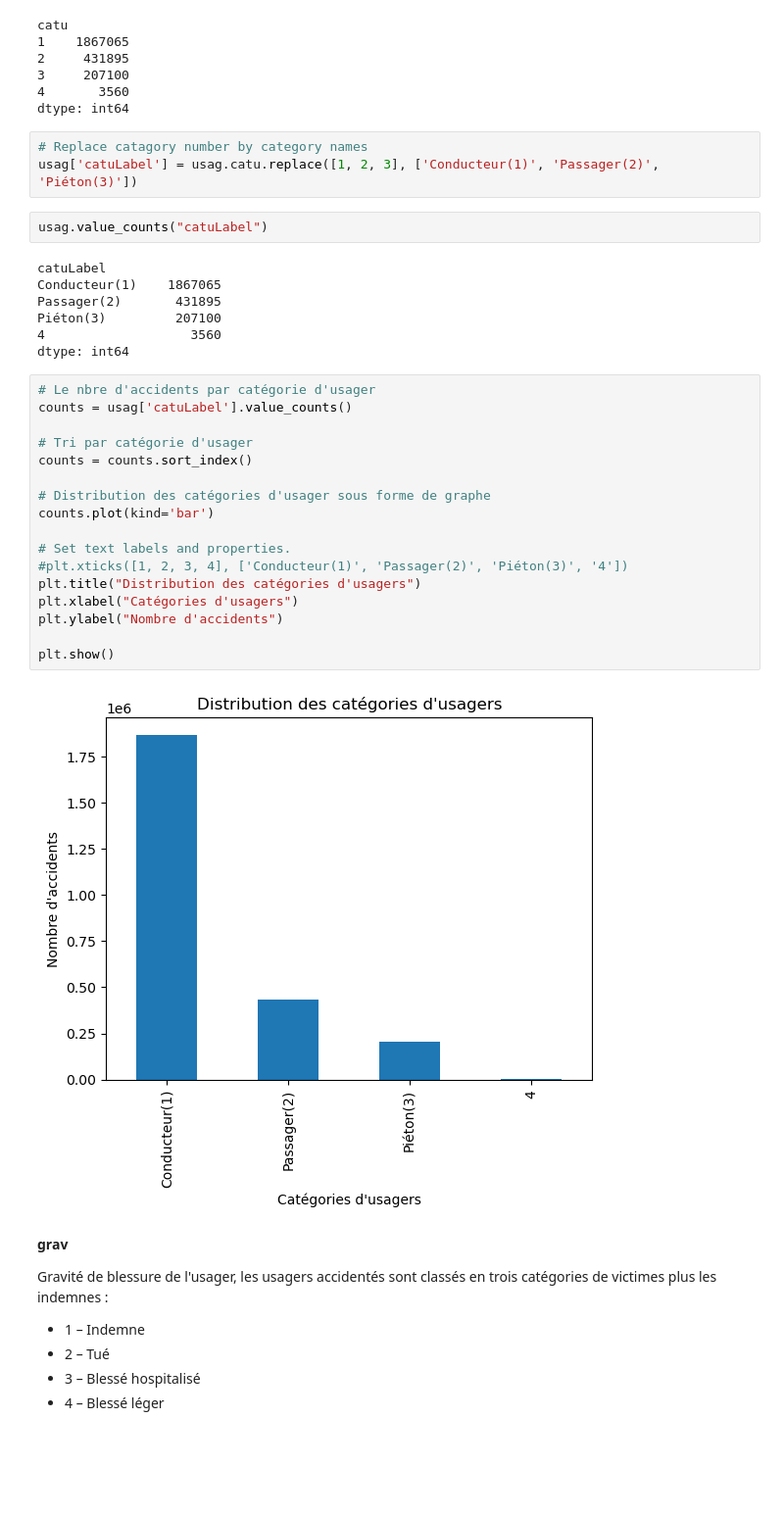
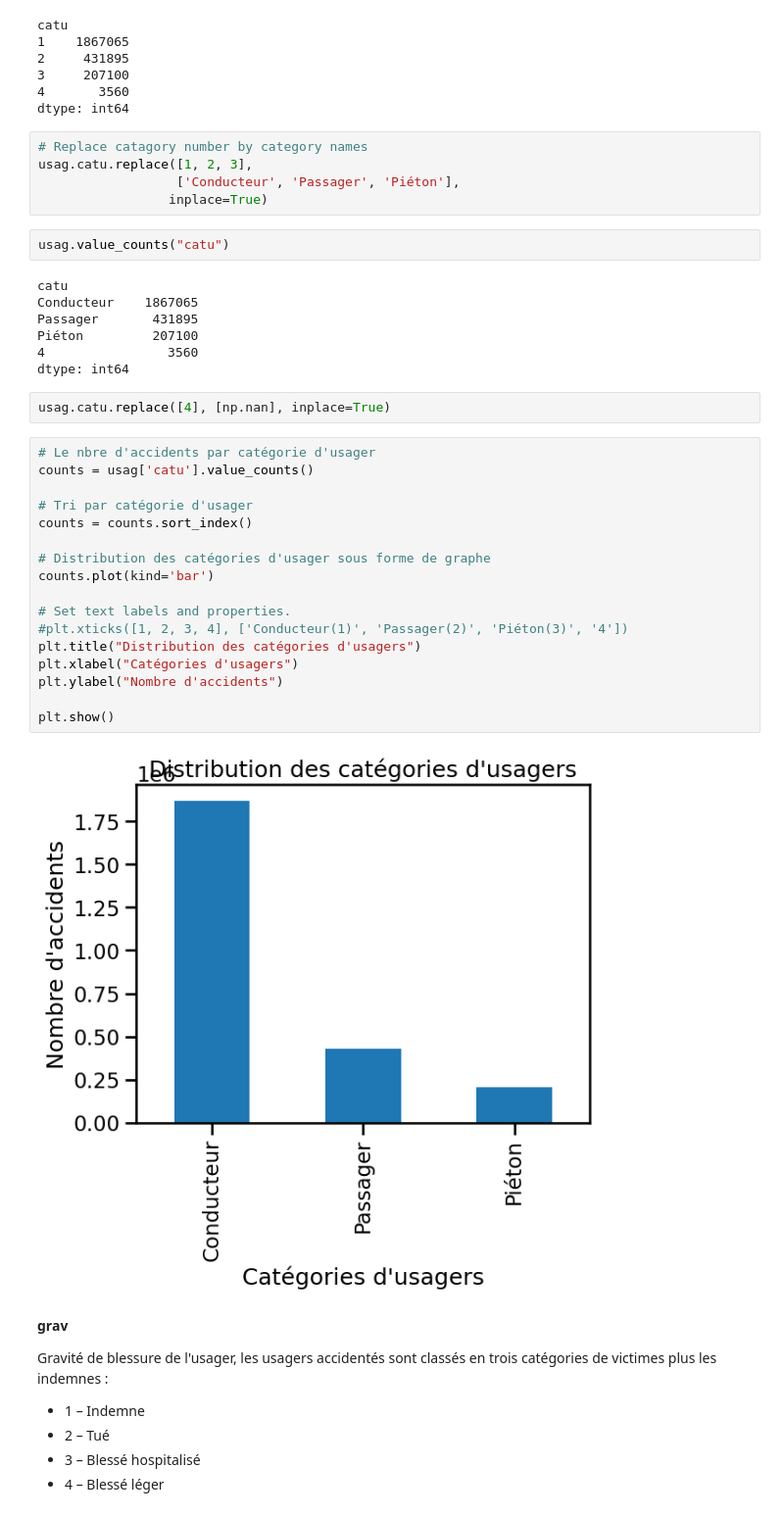
Before and after one commit to DataScientest-Studio/MAR23_CDS_Accidents_Routier-, a Jupyter notebook: notebooks/COPIE - USAGERS - Exploration_données.ipynb, the cells around one changed output. Shown at 98% size. Saved outputs shown, nothing was run; the diff lists cells and outputs as text; blank space fills up the shorter version.

```diff
--- a/notebooks/COPIE - USAGERS - Exploration_données.ipynb
+++ b/notebooks/COPIE - USAGERS - Exploration_données.ipynb
@@ -325,35 +322,39 @@ catu
 dtype: int64
 # %%
 # Replace catagory number by category names
-usag['catuLabel'] = usag.catu.replace([1, 2, 3], ['Conducteur(1)', 'Passager(2)', 'Piéton(3)'])
+usag.catu.replace([1, 2, 3],
+                  ['Conducteur', 'Passager', 'Piéton'],
+                 inplace=True)
 # %%
-usag.value_counts("catuLabel")
+usag.value_counts("catu")
 # %% [output]
-catuLabel
-Conducteur(1)    1867065
-Passager(2)       431895
-Piéton(3)         207100
-4                   3560
+catu
+Conducteur    1867065
+Passager       431895
+Piéton         207100
+4                3560
 dtype: int64
+# %%
+usag.catu.replace([4], [np.nan], inplace=True)
 # %%
 # Le nbre d'accidents par catégorie d'usager
-counts = usag['catuLabel'].value_counts()
+counts = usag['catu'].value_counts()
 
 # Tri par catégorie d'usager
 counts = counts.sort_index()
 
 # Distribution des catégories d'usager sous forme de graphe
 counts.plot(kind='bar')
 
 # Set text labels and properties.
 #plt.xticks([1, 2, 3, 4], ['Conducteur(1)', 'Passager(2)', 'Piéton(3)', '4'])
 plt.title("Distribution des catégories d'usagers")
 plt.xlabel("Catégories d'usagers")
 plt.ylabel("Nombre d'accidents")
 
 plt.show()
 # %% [output]
-[figure, old version]
+[figure, new version]
 # %% [markdown]
 **grav**
 
```
Also changed, not shown: parts of 92 cells of this notebook.
